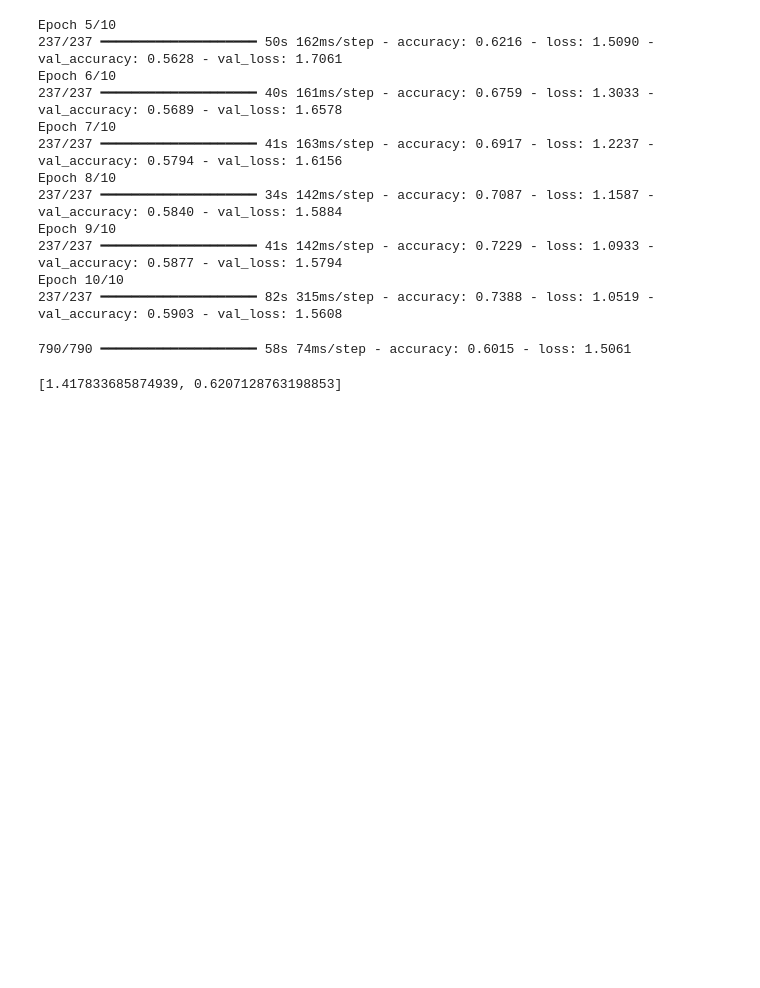
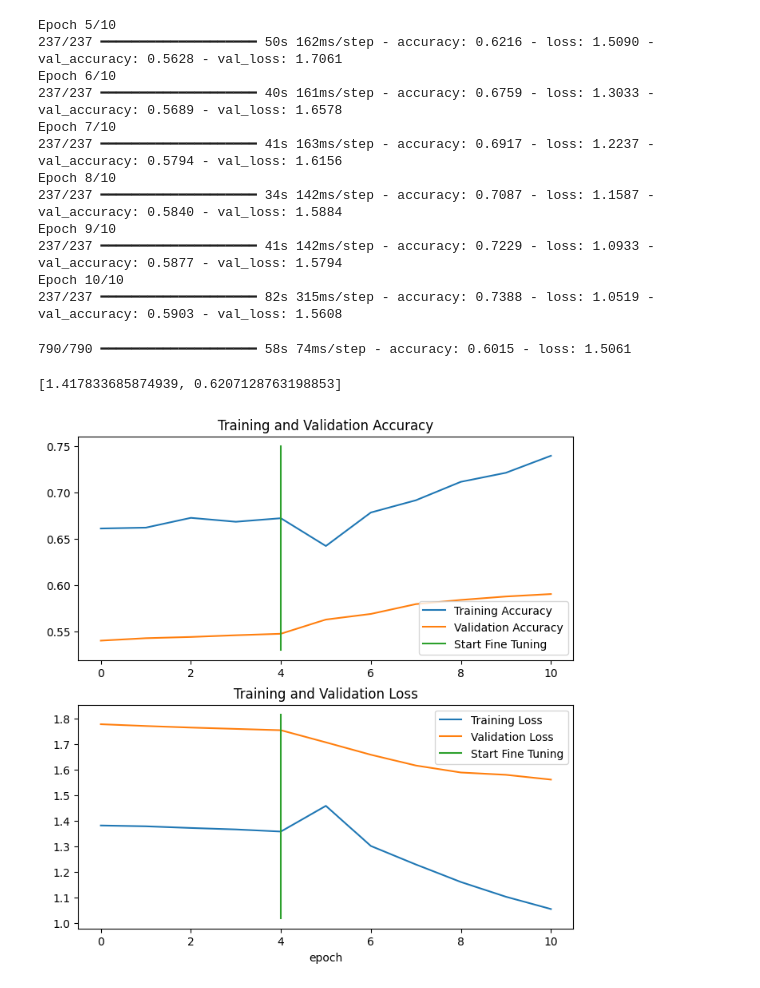
Before and after one commit to Benguerine/DeepLearningJourney, a Jupyter notebook: Transfer Learning/Transfer_learning_with_Tensorflow_Scaling_Up.ipynb, the cells around one changed output. Drawn from its saved outputs; the diff is of its cells as text; code cells hidden in the pictures; blank space fills up the shorter version.

```diff
--- a/Transfer Learning/Transfer_learning_with_Tensorflow_Scaling_Up.ipynb
+++ b/Transfer Learning/Transfer_learning_with_Tensorflow_Scaling_Up.ipynb
@@ -244,3 +244,7 @@ results_all_10_classes_fine_tune
 # %% [output]
 790/790 ━━━━━━━━━━━━━━━━━━━━ 58s 74ms/step - accuracy: 0.6015 - loss: 1.5061
 [1.417833685874939, 0.6207128763198853]
+# %%
+compare_historys(history_all_classes_10_percent, history_all_classes_10_percent_fine_tune)
+# %% [output]
+[figure, added]
```
Also changed, not shown: 1 other file.
